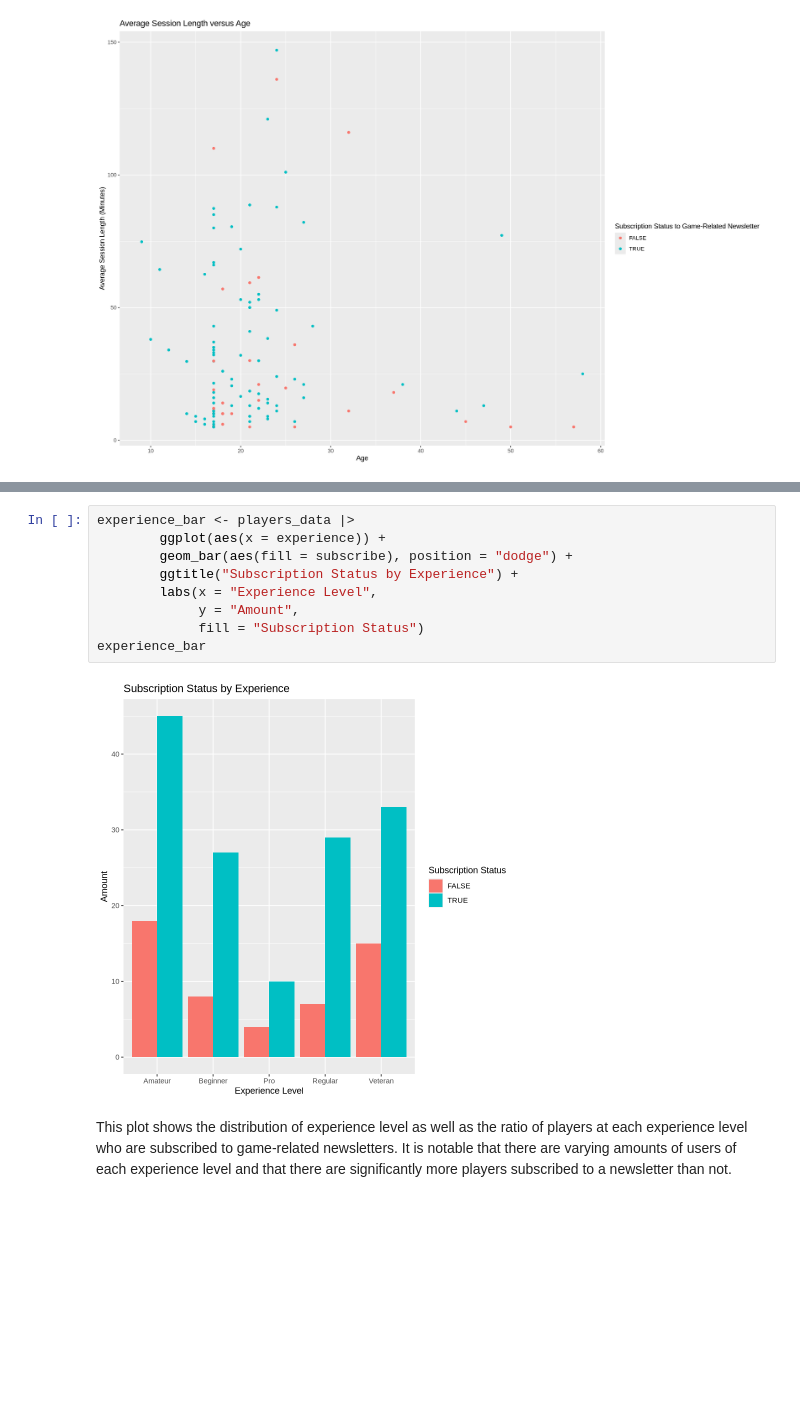
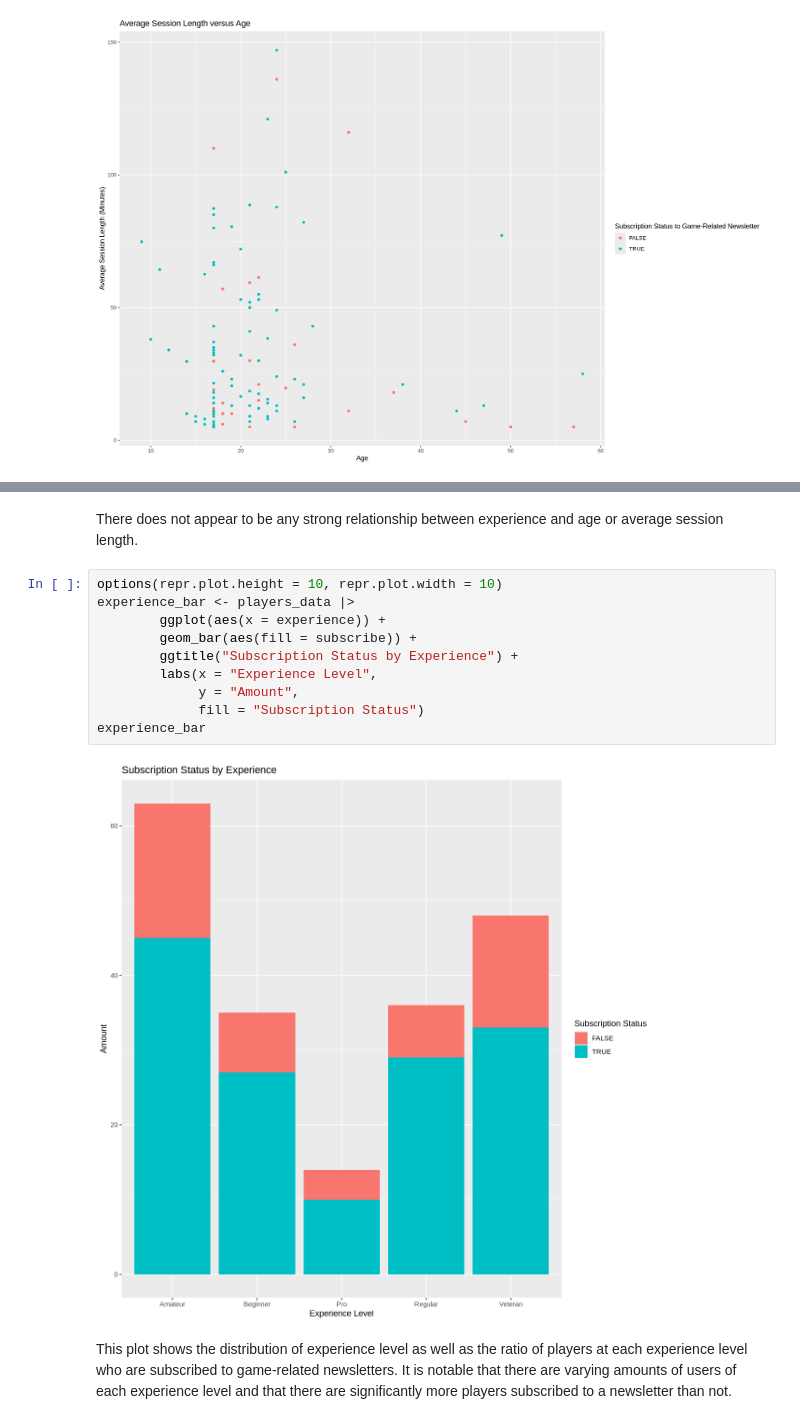
Before and after one commit to skylv777/Data_Science_Project, a Jupyter notebook: VideoGameProject.ipynb, the cells around one changed output, grey strips where cells are left out. Saved outputs shown, nothing was run; the diff lists cells and outputs as text; blank space fills up the shorter version.

Commit message:
Graph descriptions

```diff
--- a/VideoGameProject.ipynb
+++ b/VideoGameProject.ipynb
@@ -308,14 +340,17 @@ Warning message:
+# %% [markdown]
+There does not appear to be any strong relationship between experience and age or average session length.
 # %%
+options(repr.plot.height = 10, repr.plot.width = 10)
 experience_bar <- players_data |>
         ggplot(aes(x = experience)) +
-        geom_bar(aes(fill = subscribe), position = "dodge") +
+        geom_bar(aes(fill = subscribe)) +
         ggtitle("Subscription Status by Experience") +
         labs(x = "Experience Level",
              y = "Amount",
              fill = "Subscription Status")
 experience_bar
 # %% [output]
-[figure, old version]
+[figure, new version]
 # %% [markdown]
 This plot shows the distribution of experience level as well as the ratio of players at each experience level who are subscribed to game-related newsletters. It is notable that there are varying amounts of users of each experience level and that there are significantly more players subscribed to a newsletter than not.
 # %% [markdown]
```
Also changed, not shown: parts of 10 cells of this notebook.
